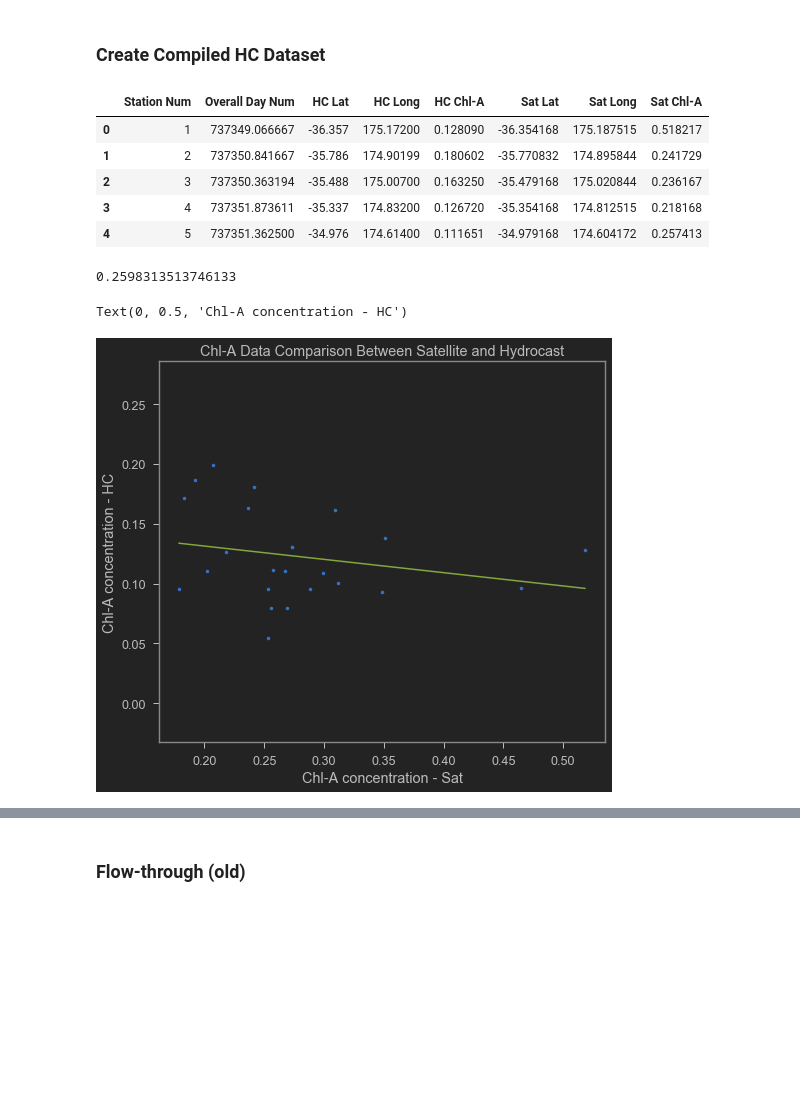
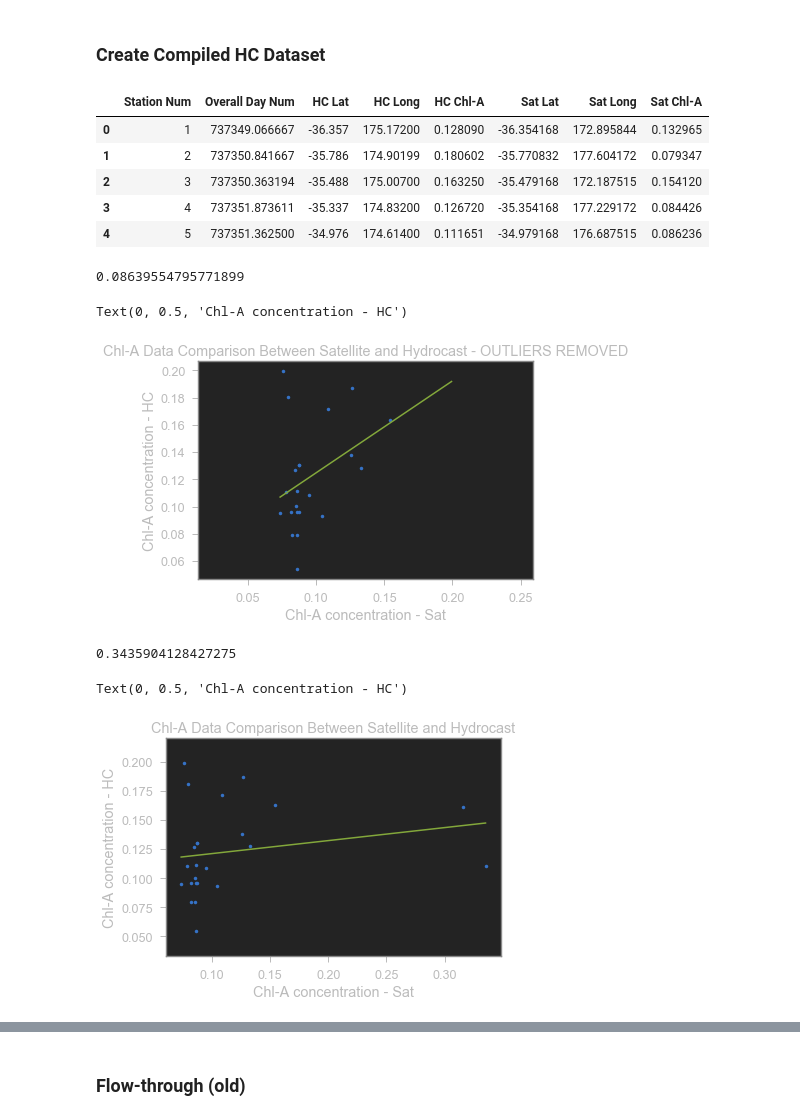
Before and after one commit to AmyPhung/chl-a-comparison, a Jupyter notebook: Workbook8.ipynb, the cells around one changed output, grey strips where cells are left out. Drawn from its saved outputs; the diff is of its cells as text; code cells hidden in the pictures; blank space fills up the shorter version.

Commit message:
Created visuals with new satellite dataset - file sizes still too large, so downsampled for now

```diff
--- a/Workbook8.ipynb
+++ b/Workbook8.ipynb
@@ -177,7 +176,7 @@ def convertSatelliteData(sat_data_dir,
             print("Converting " + f + "...")
             convertNCtoCSV(f, save_dir)
 
-def loadSatelliteData(csv_sat_data_dir):
+def loadSatelliteData(csv_sat_data_dir, downsample=100):
     """Loads csv files with satellite data into a dataframe
 
     Args:
@@ -187,13 +186,20 @@ def loadSatelliteData(csv_sat_data_dir):
     Returns:
         sat_df (DataFrame): pandas dataframe containing all satellite data
     """
-    sat_df = pd.DataFrame()
+    df_list = []
 
     for f in glob.glob('%s/*.csv' % csv_sat_data_dir):
         print("Loading file " + f + "...")
-        new_df = pd.read_csv(f)
-        sat_df = pd.concat([new_df, sat_df])
 
+        # Downsample
+        num_lines = sum(1 for l in open(f)) # count lines
+        skip_idx = [x for x in range(1, num_lines) if x % downsample != 0]
+
+        new_df = pd.read_csv(f, skiprows=skip_idx)
+
+        df_list.append(new_df)
+
+    sat_df = pd.concat(df_list)
     print("Data loading complete")
     return sat_df
 # %%
@@ -347,7 +379,7 @@ compiled_dict = {"Station Num": [],
                 } # Initialize empty list for each variable
 
 # TODO: change 10 back to 0
-for i in range(10, len(bgc_df)): # For each station in BGC dataset
+for i in range(0, len(bgc_df)): # For each station in BGC dataset
     print("Compiling data for station " + str(i) + " of " + str(len(bgc_df)))
 
     stn = bgc_df.iloc[i] # Get BGC data from station
@@ -372,8 +404,8 @@ for i in range(10, len(bgc_df)): # For each station in BGC dataset
     compiled_dict["Sat Long"].append(sat_long)
     compiled_dict["Sat Chl-A"].append(sat_chl)
 
-    if DEBUG and i > 20: # TODO: Remove this
-        break
+#     if DEBUG and i > 20: # TODO: Remove this
+#         break
 
 
 compiled_df = pd.DataFrame(compiled_dict)
@@ -608,6 +645,6 @@ print(hc_fit_line.p_value)
 # %%
 # Apply best fit line to full dataset
-hc_df["Calculated Chl-A"] = hc_df["Chl a Fluorescence [V]"].apply(fit_line)
+hc_df["Calculated Chl-A"] = hc_df["Chl a Fluorescence [V]"].apply(hc_fit_line.computeY)
 # hc_df
 # %%
 # Filter for surface data only
@@ -681,35 +718,64 @@ hc_compiled_df = pd.DataFrame(compiled_dict)
 hc_compiled_df.head()
 # %% [output]
 |  | Station Num | Overall Day Num | HC Lat | HC Long | HC Chl-A | Sat Lat | Sat Long | Sat Chl-A |
-| 0 | 1 | 737349.066667 | -36.357 | 175.17200 | 0.128090 | -36.354168 | 175.187515 | 0.518217 |
-| 1 | 2 | 737350.841667 | -35.786 | 174.90199 | 0.180602 | -35.770832 | 174.895844 | 0.241729 |
-| 2 | 3 | 737350.363194 | -35.488 | 175.00700 | 0.163250 | -35.479168 | 175.020844 | 0.236167 |
-| 3 | 4 | 737351.873611 | -35.337 | 174.83200 | 0.126720 | -35.354168 | 174.812515 | 0.218168 |
-| 4 | 5 | 737351.362500 | -34.976 | 174.61400 | 0.111651 | -34.979168 | 174.604172 | 0.257413 |
+| 0 | 1 | 737349.066667 | -36.357 | 175.17200 | 0.128090 | -36.354168 | 172.895844 | 0.132965 |
+| 1 | 2 | 737350.841667 | -35.786 | 174.90199 | 0.180602 | -35.770832 | 177.604172 | 0.079347 |
+| 2 | 3 | 737350.363194 | -35.488 | 175.00700 | 0.163250 | -35.479168 | 172.187515 | 0.154120 |
+| 3 | 4 | 737351.873611 | -35.337 | 174.83200 | 0.126720 | -35.354168 | 177.229172 | 0.084426 |
+| 4 | 5 | 737351.362500 | -34.976 | 174.61400 | 0.111651 | -34.979168 | 176.687515 | 0.086236 |
+# %%
+## OUTLIERS REMOVED
+# TODO: Make this object-oriented
+plt.axis("equal")
+# plt.xlim([0,0.4])
+# plt.ylim([0,0.4])
+
+plt.plot(hc_compiled_df[hc_compiled_df["Sat Chl-A"] < 0.25]["Sat Chl-A"],
+         hc_compiled_df[hc_compiled_df["Sat Chl-A"] < 0.25]["HC Chl-A"], '.')
+
+hc_sat_fit_line = BestFitLine(hc_compiled_df[hc_compiled_df["Sat Chl-A"] < 0.25]["Sat Chl-A"],
+                              hc_compiled_df[hc_compiled_df["Sat Chl-A"] < 0.25]["HC Chl-A"])
+
+xp = np.linspace(hc_compiled_df[hc_compiled_df["Sat Chl-A"] < 0.25]["Sat Chl-A"].min(),
+                 hc_compiled_df[hc_compiled_df["Sat Chl-A"] < 0.25]["HC Chl-A"].max(),
+                 100)
+plt.plot(xp, hc_sat_fit_line.computeY(xp))
+
+print(hc_sat_fit_line.p_value)
+
+plt.title("Chl-A Data Comparison Between Satellite and Hydrocast - OUTLIERS REMOVED")
+plt.xlabel("Chl-A concentration - Sat")
+plt.ylabel("Chl-A concentration - HC")
+# %% [output]
+0.08639554795771899
+Text(0, 0.5, 'Chl-A concentration - HC')
+[figure, added]
 # %%
 # TODO: Make this object-oriented
 plt.axis("equal")
 # plt.xlim([0,0.4])
 # plt.ylim([0,0.4])
-plt.plot(hc_compiled_df["Sat Chl-A"], hc_compiled_df["HC Chl-A"], '.')
+
+plt.plot(hc_compiled_df["Sat Chl-A"],
+         hc_compiled_df["HC Chl-A"], '.')
 
 hc_sat_fit_line = BestFitLine(hc_compiled_df["Sat Chl-A"],
                               hc_compiled_df["HC Chl-A"])
 
 xp = np.linspace(hc_compiled_df["Sat Chl-A"].min(),
                  hc_compiled_df["Sat Chl-A"].max(),
                  100)
 plt.plot(xp, hc_sat_fit_line.computeY(xp))
 
 print(hc_sat_fit_line.p_value)
 
 plt.title("Chl-A Data Comparison Between Satellite and Hydrocast")
 plt.xlabel("Chl-A concentration - Sat")
 plt.ylabel("Chl-A concentration - HC")
 # %% [output]
-0.2598313513746133
+0.3435904128427275
 Text(0, 0.5, 'Chl-A concentration - HC')
-[figure, old version]
+[figure, new version]
 # %%
 
 
```
Also changed, not shown: parts of 13 cells of this notebook.
